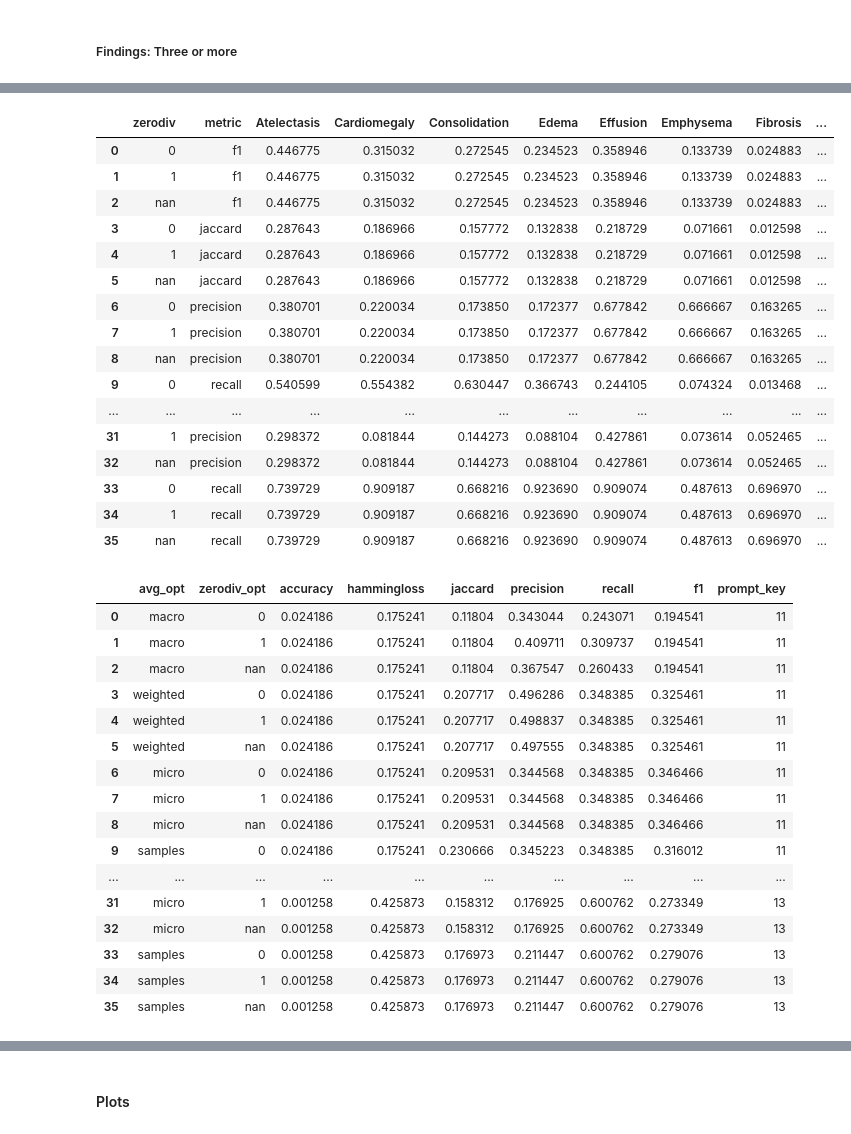
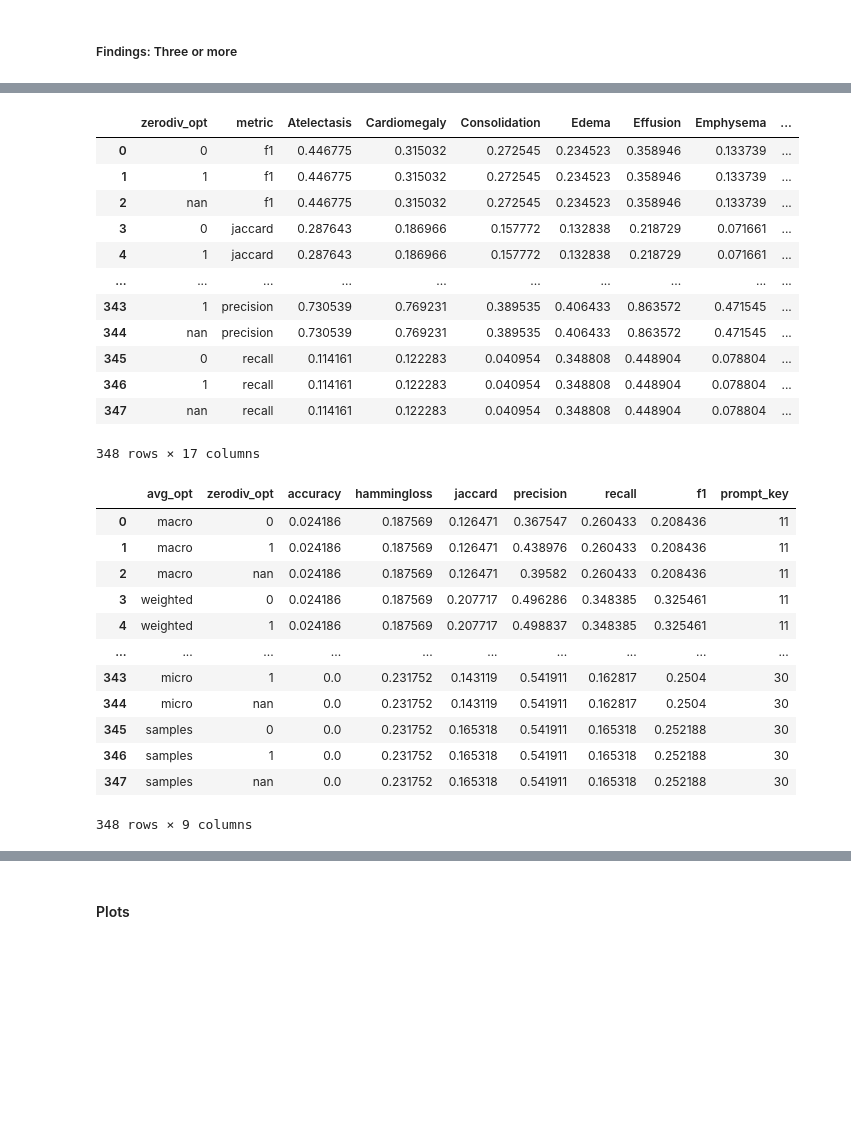
Before and after one commit to mark-rustad/CheXagent, a Jupyter notebook: get_started.ipynb, the cells around one changed output, grey strips where cells are left out. Drawn from its saved outputs; the diff is of its cells as text; code cells hidden in the pictures; blank space fills up the shorter version.

Commit message:
more efficient analysis of response strings

```diff
--- a/get_started.ipynb
+++ b/get_started.ipynb
@@ -295,7 +250,3 @@ for f in filelist:
     results = pd.concat([results, df_i])
 
 results = results.drop_duplicates(ignore_index=True)
-results["n_labels"] = results["finding_labels"].transform(count_substrings)
-results = results[["image_index", "finding_labels", "n_labels", "prompt_key", "response"]]
-
-disp_df(results)
@@ -368,8 +351,0 @@ results["prompt_key"] = pd.Categorical(results["prompt_key"], ordered=True, cate
-# %%
-# make response_num_findings_grouped, and make categorical
-response_num_findings_grouped_order = results["response_num_findings_grouped"].drop_duplicates().sort_values().values
-results["response_num_findings_grouped"] = pd.Categorical(
-    results["response_num_findings_grouped"], ordered=True, categories=response_num_findings_grouped_order
-)
-
-display(results.dtypes)
@@ -531,53 +465,45 @@ display(metrics)
 # %%
 prompt_keys = results["prompt_key"].unique()
 
 df_agg_wide = pd.DataFrame()
 df_agg = pd.DataFrame()
-for prompt_key in prompt_keys[:3]:
+for prompt_key in prompt_keys:
     df_input = results[results["prompt_key"] == prompt_key].copy()
 
-    metrics_wide_i = compute_mlc_metrics_wide(df_input)
+    metrics_wide_i = compute_mlc_metrics_wide(df_input, labels)
     metrics_wide_i["prompt_key"] = prompt_key
     df_agg_wide = pd.concat([df_agg_wide, metrics_wide_i], ignore_index=True)
 
-    metrics_i = compute_mlc_metrics(df_input)
+    metrics_i = compute_mlc_metrics(df_input, labels)
     metrics_i["prompt_key"] = prompt_key
     df_agg = pd.concat([df_agg, metrics_i], ignore_index=True)
 
 display(df_agg_wide)
 display(df_agg)
 # %% [output]
-|  | zerodiv | metric | Atelectasis | Cardiomegaly | Consolidation | Edema | Effusion | Emphysema | Fibrosis | ... |
-| 0 | 0 | f1 | 0.446775 | 0.315032 | 0.272545 | 0.234523 | 0.358946 | 0.133739 | 0.024883 | ... |
-| 1 | 1 | f1 | 0.446775 | 0.315032 | 0.272545 | 0.234523 | 0.358946 | 0.133739 | 0.024883 | ... |
-| 2 | nan | f1 | 0.446775 | 0.315032 | 0.272545 | 0.234523 | 0.358946 | 0.133739 | 0.024883 | ... |
-| 3 | 0 | jaccard | 0.287643 | 0.186966 | 0.157772 | 0.132838 | 0.218729 | 0.071661 | 0.012598 | ... |
-| 4 | 1 | jaccard | 0.287643 | 0.186966 | 0.157772 | 0.132838 | 0.218729 | 0.071661 | 0.012598 | ... |
-| 5 | nan | jaccard | 0.287643 | 0.186966 | 0.157772 | 0.132838 | 0.218729 | 0.071661 | 0.012598 | ... |
-| 6 | 0 | precision | 0.380701 | 0.220034 | 0.173850 | 0.172377 | 0.677842 | 0.666667 | 0.163265 | ... |
-| 7 | 1 | precision | 0.380701 | 0.220034 | 0.173850 | 0.172377 | 0.677842 | 0.666667 | 0.163265 | ... |
-| 8 | nan | precision | 0.380701 | 0.220034 | 0.173850 | 0.172377 | 0.677842 | 0.666667 | 0.163265 | ... |
-| 9 | 0 | recall | 0.540599 | 0.554382 | 0.630447 | 0.366743 | 0.244105 | 0.074324 | 0.013468 | ... |
-| ... | ... | ... | ... | ... | ... | ... | ... | ... | ... | ... |
-| 31 | 1 | precision | 0.298372 | 0.081844 | 0.144273 | 0.088104 | 0.427861 | 0.073614 | 0.052465 | ... |
-| 32 | nan | precision | 0.298372 | 0.081844 | 0.144273 | 0.088104 | 0.427861 | 0.073614 | 0.052465 | ... |
-| 33 | 0 | recall | 0.739729 | 0.909187 | 0.668216 | 0.923690 | 0.909074 | 0.487613 | 0.696970 | ... |
-| 34 | 1 | recall | 0.739729 | 0.909187 | 0.668216 | 0.923690 | 0.909074 | 0.487613 | 0.696970 | ... |
-| 35 | nan | recall | 0.739729 | 0.909187 | 0.668216 | 0.923690 | 0.909074 | 0.487613 | 0.696970 | ... |
+|  | zerodiv_opt | metric | Atelectasis | Cardiomegaly | Consolidation | Edema | Effusion | Emphysema | ... |
+| 0 | 0 | f1 | 0.446775 | 0.315032 | 0.272545 | 0.234523 | 0.358946 | 0.133739 | ... |
+| 1 | 1 | f1 | 0.446775 | 0.315032 | 0.272545 | 0.234523 | 0.358946 | 0.133739 | ... |
+| 2 | nan | f1 | 0.446775 | 0.315032 | 0.272545 | 0.234523 | 0.358946 | 0.133739 | ... |
+| 3 | 0 | jaccard | 0.287643 | 0.186966 | 0.157772 | 0.132838 | 0.218729 | 0.071661 | ... |
+| 4 | 1 | jaccard | 0.287643 | 0.186966 | 0.157772 | 0.132838 | 0.218729 | 0.071661 | ... |
+| ... | ... | ... | ... | ... | ... | ... | ... | ... | ... |
+| 343 | 1 | precision | 0.730539 | 0.769231 | 0.389535 | 0.406433 | 0.863572 | 0.471545 | ... |
+| 344 | nan | precision | 0.730539 | 0.769231 | 0.389535 | 0.406433 | 0.863572 | 0.471545 | ... |
+| 345 | 0 | recall | 0.114161 | 0.122283 | 0.040954 | 0.348808 | 0.448904 | 0.078804 | ... |
+| 346 | 1 | recall | 0.114161 | 0.122283 | 0.040954 | 0.348808 | 0.448904 | 0.078804 | ... |
+| 347 | nan | recall | 0.114161 | 0.122283 | 0.040954 | 0.348808 | 0.448904 | 0.078804 | ... |
+348 rows × 17 columns
 |  | avg_opt | zerodiv_opt | accuracy | hammingloss | jaccard | precision | recall | f1 | prompt_key |
-| 0 | macro | 0 | 0.024186 | 0.175241 | 0.11804 | 0.343044 | 0.243071 | 0.194541 | 11 |
-| 1 | macro | 1 | 0.024186 | 0.175241 | 0.11804 | 0.409711 | 0.309737 | 0.194541 | 11 |
-| 2 | macro | nan | 0.024186 | 0.175241 | 0.11804 | 0.367547 | 0.260433 | 0.194541 | 11 |
-| 3 | weighted | 0 | 0.024186 | 0.175241 | 0.207717 | 0.496286 | 0.348385 | 0.325461 | 11 |
-| 4 | weighted | 1 | 0.024186 | 0.175241 | 0.207717 | 0.498837 | 0.348385 | 0.325461 | 11 |
-| 5 | weighted | nan | 0.024186 | 0.175241 | 0.207717 | 0.497555 | 0.348385 | 0.325461 | 11 |
-| 6 | micro | 0 | 0.024186 | 0.175241 | 0.209531 | 0.344568 | 0.348385 | 0.346466 | 11 |
-| 7 | micro | 1 | 0.024186 | 0.175241 | 0.209531 | 0.344568 | 0.348385 | 0.346466 | 11 |
-| 8 | micro | nan | 0.024186 | 0.175241 | 0.209531 | 0.344568 | 0.348385 | 0.346466 | 11 |
-| 9 | samples | 0 | 0.024186 | 0.175241 | 0.230666 | 0.345223 | 0.348385 | 0.316012 | 11 |
+| 0 | macro | 0 | 0.024186 | 0.187569 | 0.126471 | 0.367547 | 0.260433 | 0.208436 | 11 |
+| 1 | macro | 1 | 0.024186 | 0.187569 | 0.126471 | 0.438976 | 0.260433 | 0.208436 | 11 |
+| 2 | macro | nan | 0.024186 | 0.187569 | 0.126471 | 0.39582 | 0.260433 | 0.208436 | 11 |
+| 3 | weighted | 0 | 0.024186 | 0.187569 | 0.207717 | 0.496286 | 0.348385 | 0.325461 | 11 |
+| 4 | weighted | 1 | 0.024186 | 0.187569 | 0.207717 | 0.498837 | 0.348385 | 0.325461 | 11 |
 | ... | ... | ... | ... | ... | ... | ... | ... | ... | ... |
-| 31 | micro | 1 | 0.001258 | 0.425873 | 0.158312 | 0.176925 | 0.600762 | 0.273349 | 13 |
-| 32 | micro | nan | 0.001258 | 0.425873 | 0.158312 | 0.176925 | 0.600762 | 0.273349 | 13 |
-| 33 | samples | 0 | 0.001258 | 0.425873 | 0.176973 | 0.211447 | 0.600762 | 0.279076 | 13 |
-| 34 | samples | 1 | 0.001258 | 0.425873 | 0.176973 | 0.211447 | 0.600762 | 0.279076 | 13 |
-| 35 | samples | nan | 0.001258 | 0.425873 | 0.176973 | 0.211447 | 0.600762 | 0.279076 | 13 |
+| 343 | micro | 1 | 0.0 | 0.231752 | 0.143119 | 0.541911 | 0.162817 | 0.2504 | 30 |
+| 344 | micro | nan | 0.0 | 0.231752 | 0.143119 | 0.541911 | 0.162817 | 0.2504 | 30 |
+| 345 | samples | 0 | 0.0 | 0.231752 | 0.165318 | 0.541911 | 0.165318 | 0.252188 | 30 |
+| 346 | samples | 1 | 0.0 | 0.231752 | 0.165318 | 0.541911 | 0.165318 | 0.252188 | 30 |
+| 347 | samples | nan | 0.0 | 0.231752 | 0.165318 | 0.541911 | 0.165318 | 0.252188 | 30 |
+348 rows × 9 columns
```
Also changed, not shown: parts of 39 cells of this notebook.
